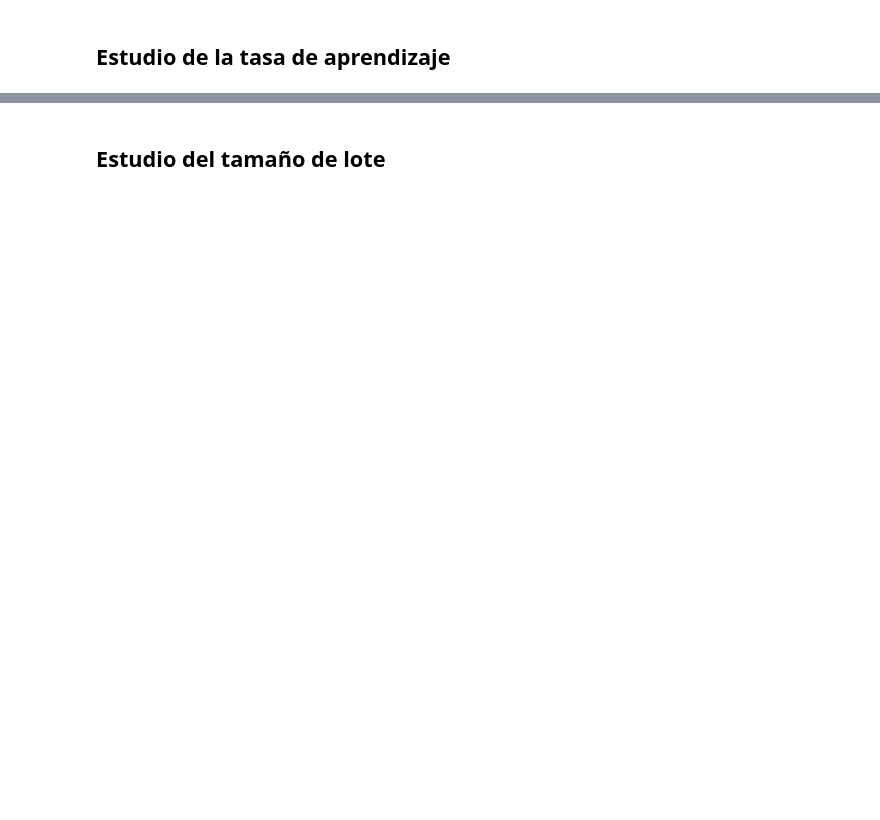
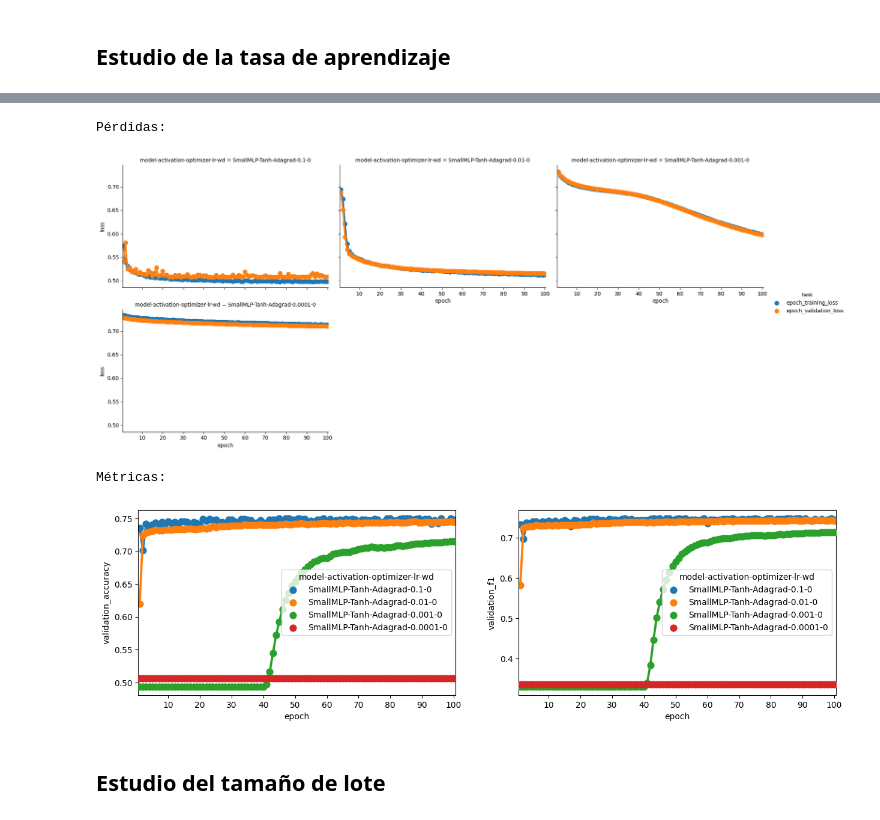
Before and after one commit to Cheva94/Diplo_Opt, a Jupyter notebook: 3_DL/Lab1/Resolución_Lab1.ipynb, the cells around one changed output, grey strips where cells are left out. Cells and saved outputs as stored; diff of their text form; code cells hidden in the pictures; blank space fills up the shorter version.

```diff
--- a/3_DL/Lab1/Resolución_Lab1.ipynb
+++ b/3_DL/Lab1/Resolución_Lab1.ipynb
@@ -376,6 +387,4 @@ Métricas:
 # %%
-ActFunc_best1 = None
-optims = [optim.SGD, optim.Adagrad, optim.RMSprop, optim.Adam]
 Optim_Exps1 = []
 
 for opt in optims:
@@ -408,4 +460,9 @@ for LR in alpha:
 # %%
-plot_results(EPOCHS, f'SmallMLP/Baseline_Epocas-{EPOCHS}.csv', LR_Exps1)
+plot_results(EPOCHS, f'SmallMLP/LR_Epocas-{EPOCHS}.csv', LR_Exps1)
+# %% [output]
+Pérdidas:
+[figure, added]
+Métricas:
+[figure, added]
 # %% [markdown]
 ## Estudio del tamaño de lote
```
Also changed, not shown: parts of 21 cells of this notebook, 13 other files.
